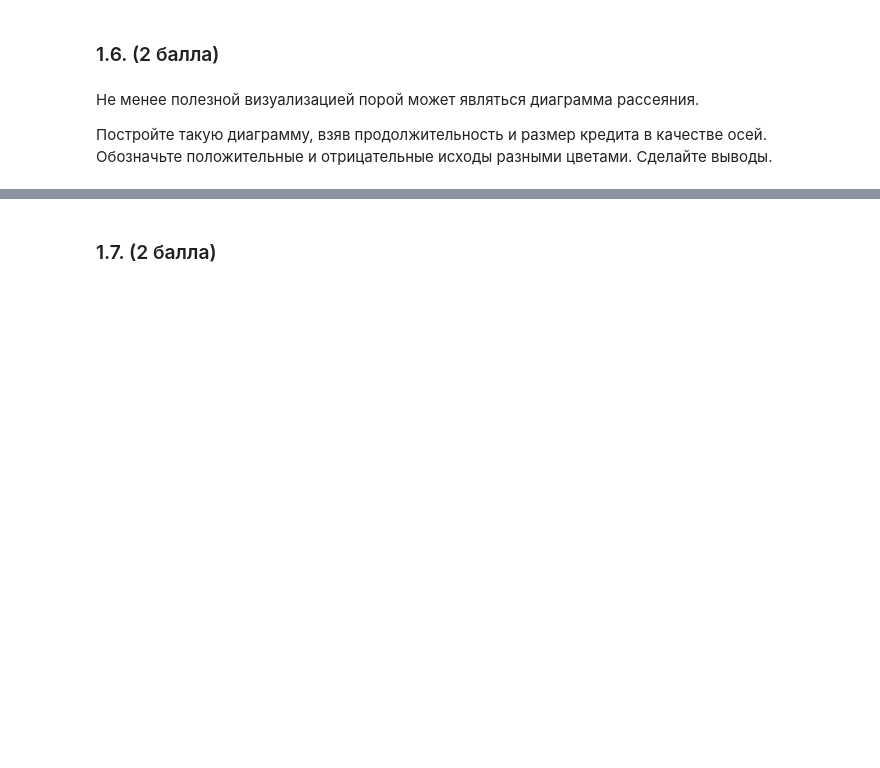
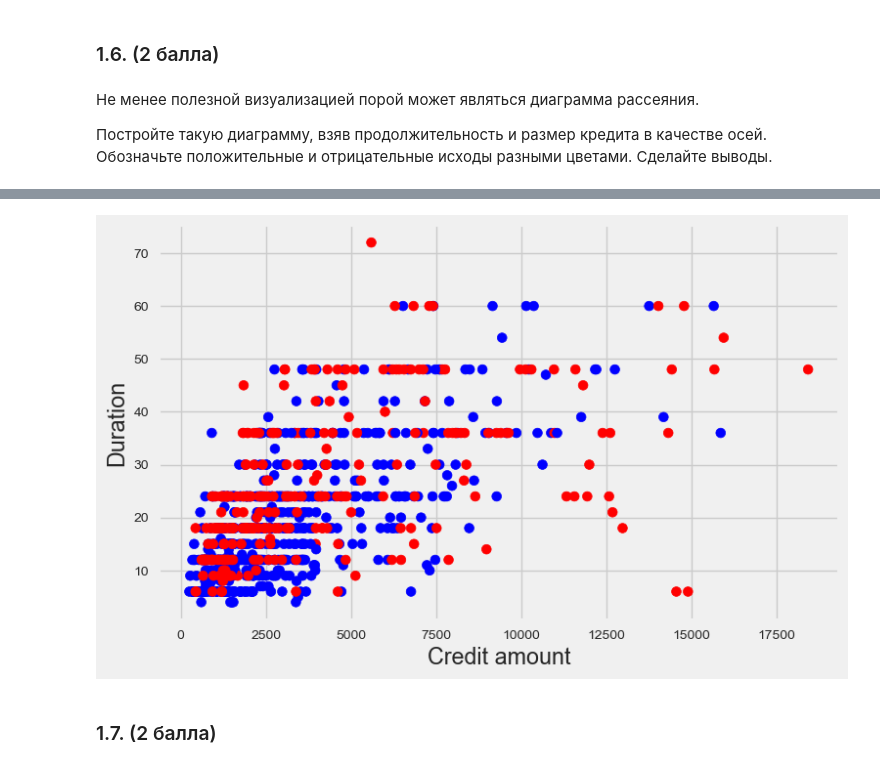
Before and after one commit to kl1mt0p/SMADIMO, a Jupyter notebook: HW_2/Klimov_Dmitry_BBI_226_HW 2 - Visualizations.ipynb, the cells around one changed output, grey strips where cells are left out. Drawn from its saved outputs; the diff is of its cells as text; code cells hidden in the pictures; blank space fills up the shorter version.

```diff
--- a/HW_2/Klimov_Dmitry_BBI_226_HW 2 - Visualizations.ipynb
+++ b/HW_2/Klimov_Dmitry_BBI_226_HW 2 - Visualizations.ipynb
@@ -204,3 +201,11 @@ plt.show()
+# %%
+clrs = {"good":"blue", "bad":"red"}
+plt.scatter(gc["amount"], gc["duration"], c=gc["credit_risk"].map(clrs))
+plt.xlabel("Credit amount")
+plt.ylabel("Duration")
+plt.show()
+# %% [output]
+[figure, added]
 # %% [markdown]
 ### 1.7. (2 балла)
 # %% [markdown]
```
Also changed, not shown: parts of 5 cells of this notebook.
